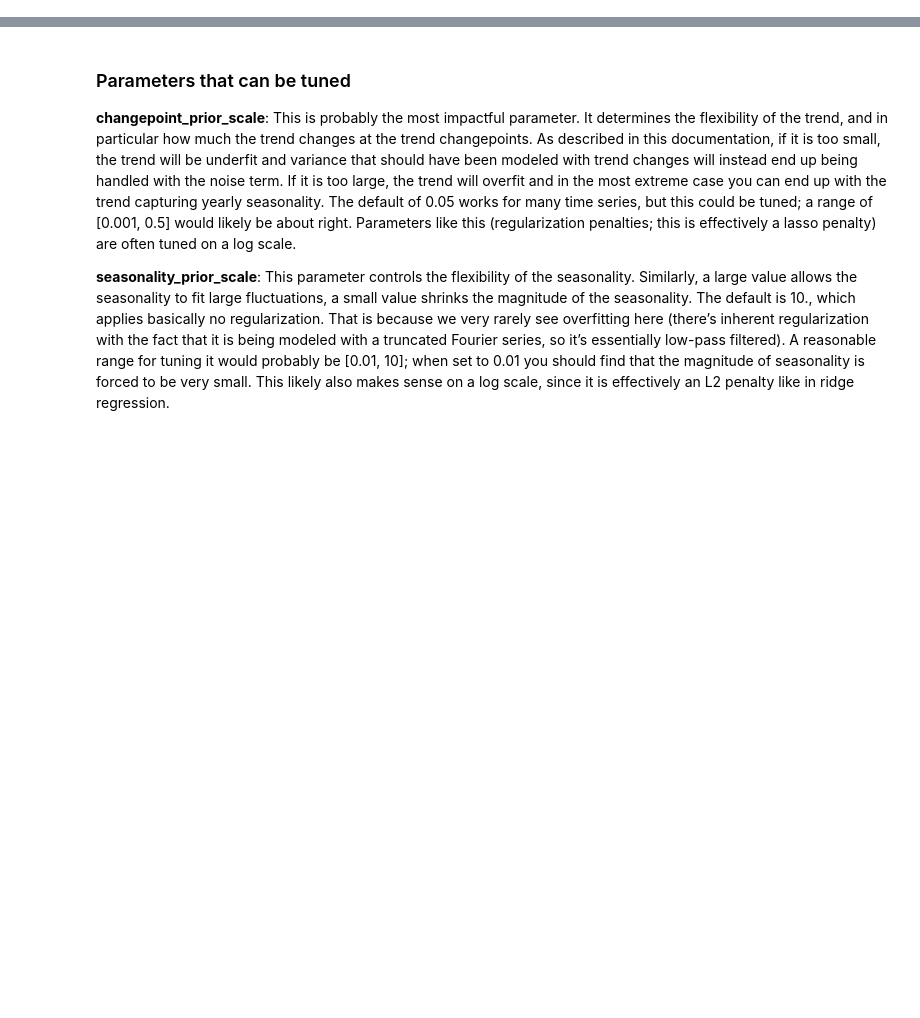
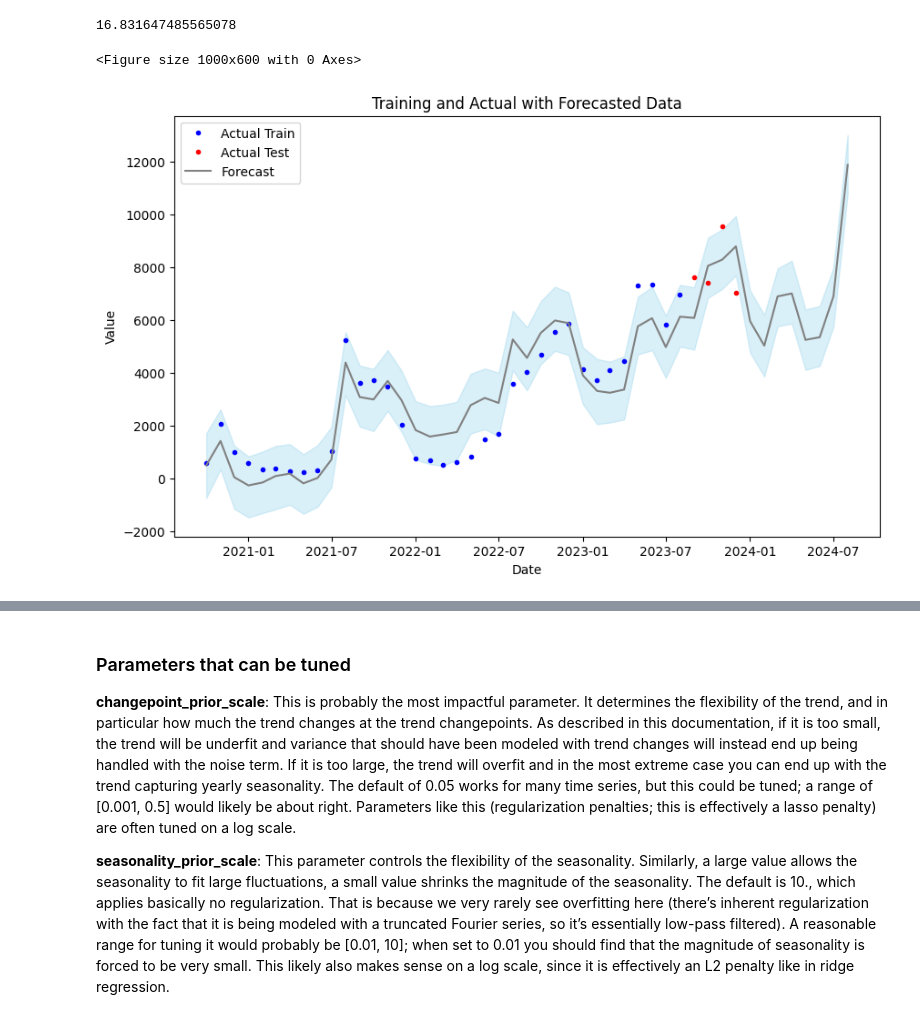
Before and after one commit to npanphu97/Phu_Nguyen_Portfolio, a Jupyter notebook: fbProphet/fbprophet.ipynb, the cells around one changed output, grey strips where cells are left out. Saved outputs shown, nothing was run; the diff lists cells and outputs as text; code cells hidden in the pictures; blank space fills up the shorter version.

```diff
--- a/fbProphet/fbprophet.ipynb
+++ b/fbProphet/fbprophet.ipynb
@@ -23,0 +38,23 @@ def mean_absolute_percentage_error(y_true, y_pred):
+# %%
+# calcualte MAPE
+
+MAPE = mean_absolute_percentage_error(test['y'],abs(forecast['yhat'][35:39]))
+print(MAPE)
+# %% [output]
+16.831647485565078
+# %%
+# show results
+fig_1 = plt.figure(figsize=(10, 6))
+plt.figure(figsize=(10, 6))
+plt.plot(train["ds"], train["y"], '.', label='Actual Train', color = 'blue')
+plt.plot(test["ds"], test["y"], '.', label='Actual Test', color = 'red')
+plt.plot(forecast['ds'], forecast['yhat'], label='Forecast', color='grey')
+plt.fill_between(forecast['ds'], forecast['yhat_lower'], forecast['yhat_upper'], color='skyblue', alpha=0.3)
+plt.xlabel('Date')
+plt.ylabel('Value')
+plt.title('Training and Actual with Forecasted Data')
+plt.legend()
+plt.show()
+# %% [output]
+<Figure size 1000x600 with 0 Axes>
+[figure, added]
```
Also changed, not shown: parts of 8 cells of this notebook.
